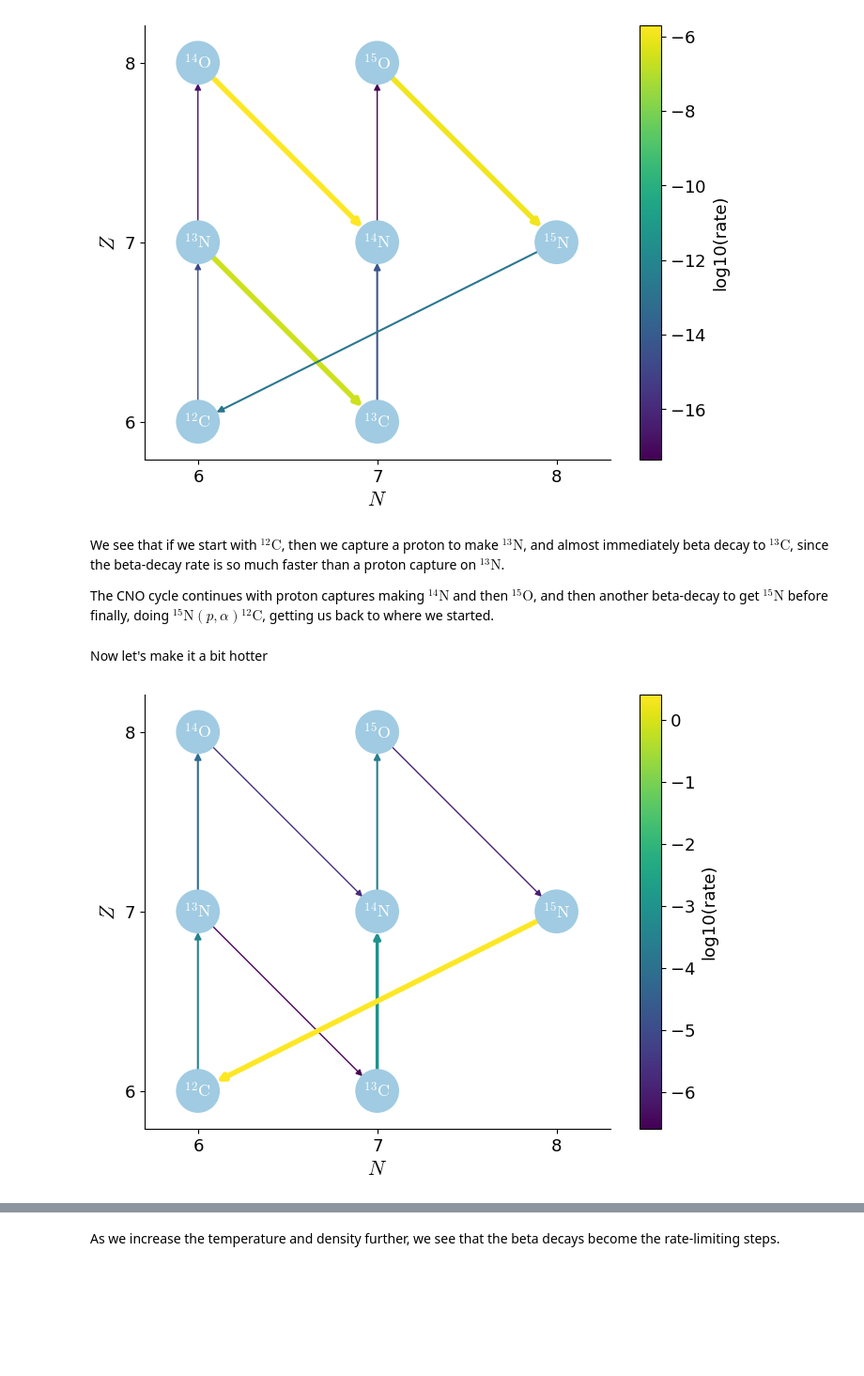
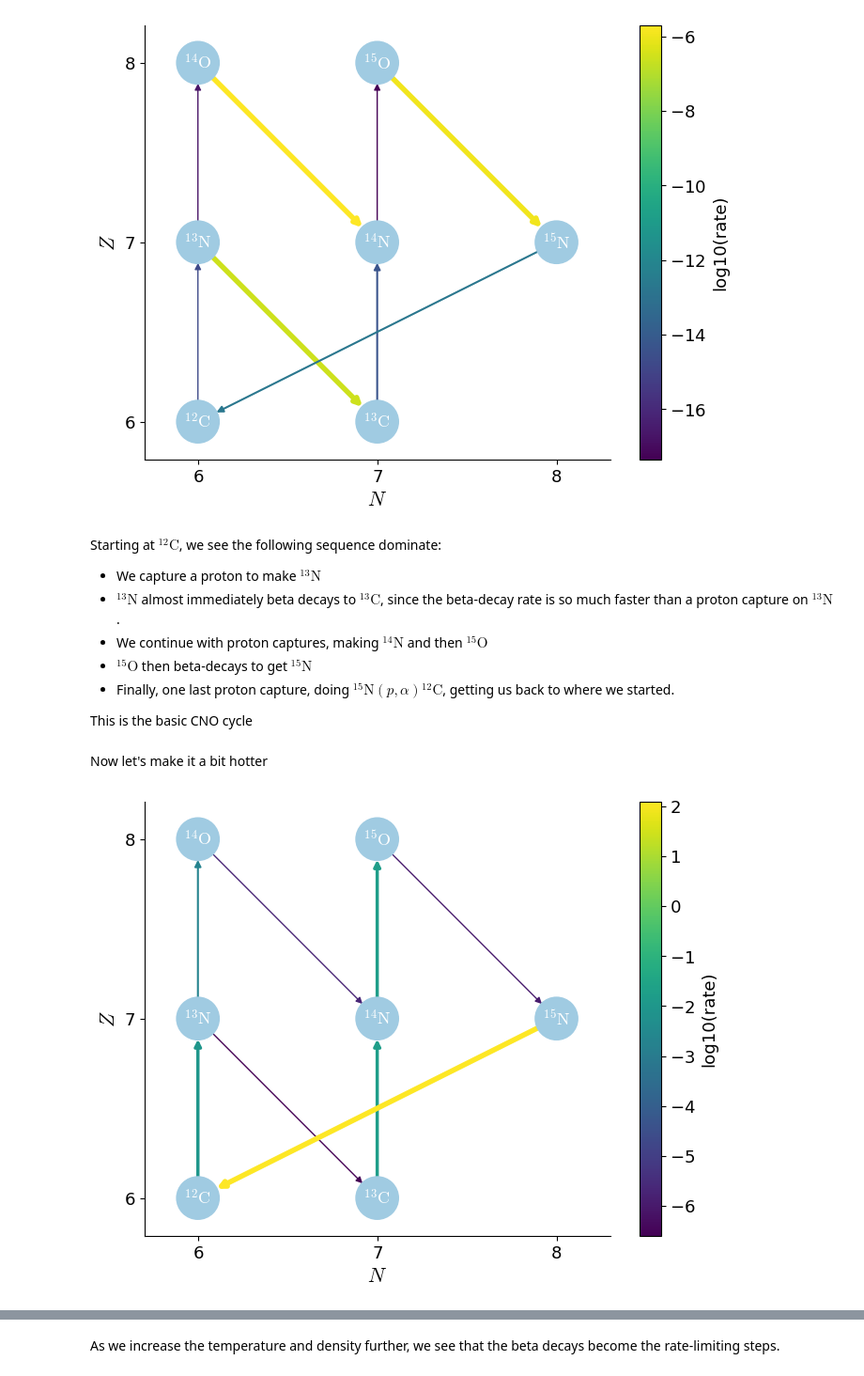
Before and after one commit to zingale/stars, a Jupyter notebook: notebooks/_sources/hotcno/hot-CNO-breakout-example.ipynb, the cells around one changed output, grey strips where cells are left out. Shown at 94% size. Drawn from its saved outputs; the diff is of its cells as text; code cells hidden in the pictures; blank space fills up the shorter version.

```diff
--- a/notebooks/_sources/hotcno/hot-CNO-breakout-example.ipynb
+++ b/notebooks/_sources/hotcno/hot-CNO-breakout-example.ipynb
@@ -35,14 +35,20 @@ fig = rc.plot(rho=rho, T=T, comp=comp, ydot_cutoff_value=1.e-20)
 # %% [output]
 [figure]
 # %% [markdown]
-We see that if we start with ${}^{12}\mathrm{C}$, then we capture a proton to make ${}^{13}\mathrm{N}$, and almost immediately beta decay to ${}^{13}\mathrm{C}$, since the beta-decay rate is so much faster than a proton capture on ${}^{13}\mathrm{N}$.
+Starting at ${}^{12}\mathrm{C}$, we see the following sequence dominate:
 
-The CNO cycle continues with proton captures making ${}^{14}\mathrm{N}$ and then ${}^{15}\mathrm{O}$, and then another beta-decay to get ${}^{15}\mathrm{N}$ before finally, doing ${}^{15}\mathrm{N}(p,\alpha){}^{12}\mathrm{C}$, getting us back to where we started.
+* We capture a proton to make ${}^{13}\mathrm{N}$
+* ${}^{13}\mathrm{N}$ almost immediately beta decays to ${}^{13}\mathrm{C}$, since the beta-decay rate is so much faster than a proton capture on ${}^{13}\mathrm{N}$.
+* We continue with proton captures, making ${}^{14}\mathrm{N}$ and then ${}^{15}\mathrm{O}$
+* ${}^{15}\mathrm{O}$ then beta-decays to get ${}^{15}\mathrm{N}$
+* Finally, one last proton capture, doing ${}^{15}\mathrm{N}(p,\alpha){}^{12}\mathrm{C}$, getting us back to where we started.
+
+This is the basic CNO cycle
 # %% [markdown]
 Now let's make it a bit hotter
 # %%
-T = 2.e8
+T = 3.e8
 fig = rc.plot(rho=rho, T=T, comp=comp, ydot_cutoff_value=1.e-20)
 # %% [output]
-[figure, old version]
+[figure, new version]
 # %% [markdown]
```
Also changed, not shown: parts of 9 cells of this notebook, 32 other files.
